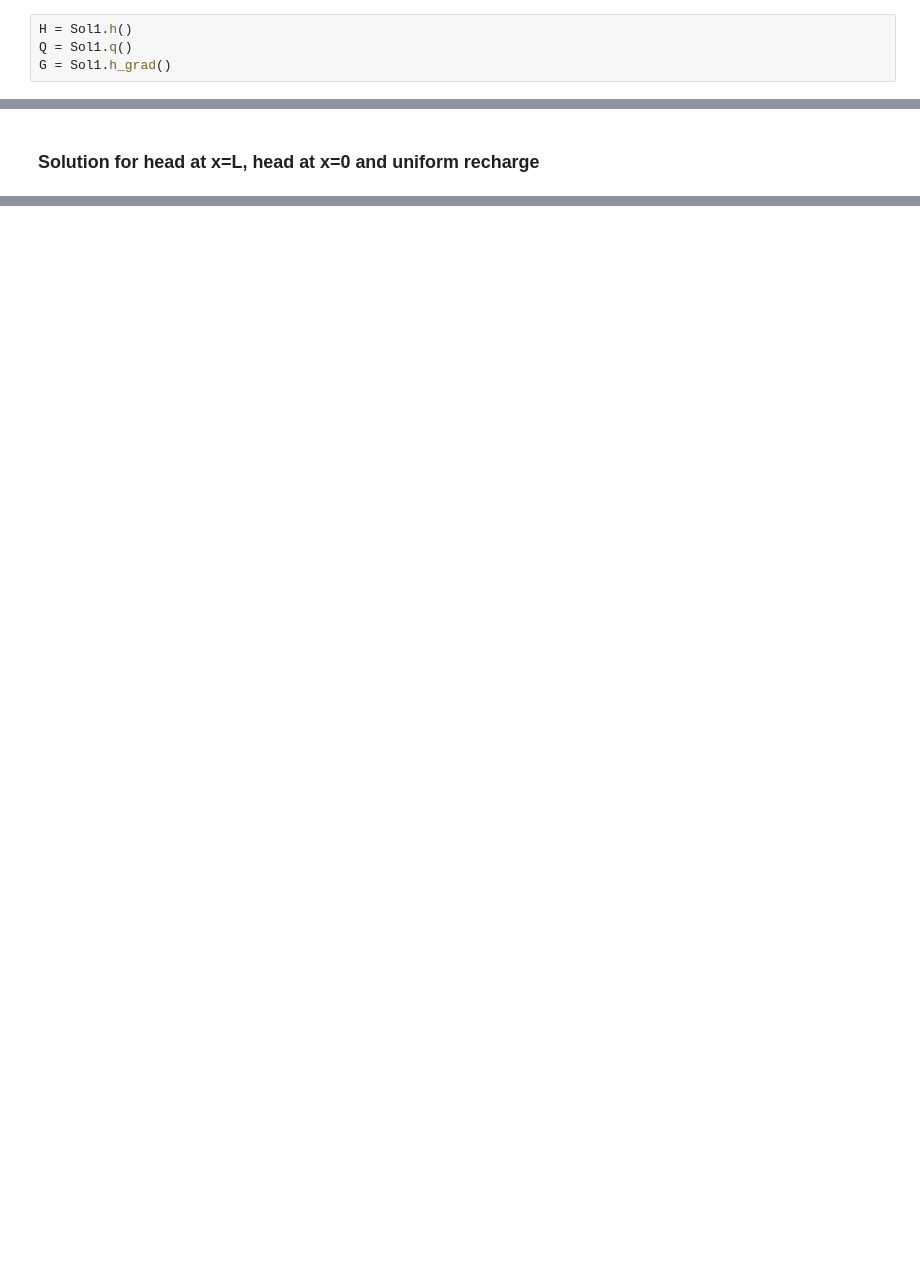
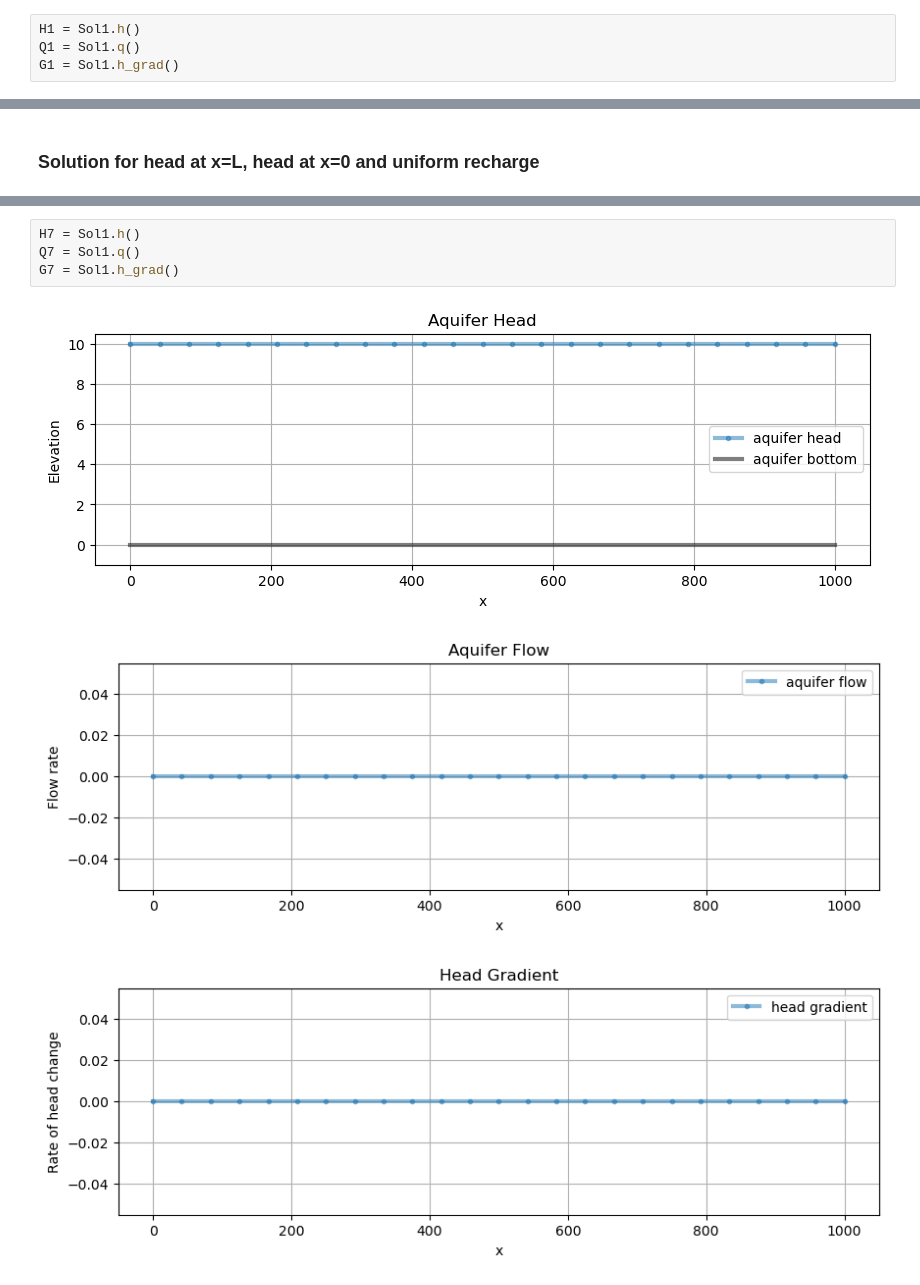
Before and after one commit to Moofbytes/pygaf_notebooks, a Jupyter notebook: pygag_steady_flow.ipynb, the cells around one changed output, grey strips where cells are left out. Saved outputs shown, nothing was run; the diff lists cells and outputs as text; blank space fills up the shorter version.

```diff
--- a/pygag_steady_flow.ipynb
+++ b/pygag_steady_flow.ipynb
@@ -66,7 +64,7 @@ Calculate the solution. The solution is plotted as default but can be suppressed
 # %%
-H = Sol1.h()
-Q = Sol1.q()
-G = Sol1.h_grad()
+H1 = Sol1.h()
+Q1 = Sol1.q()
+G1 = Sol1.h_grad()
 # %% [output]
 [figure]
 [figure]
@@ -230,0 +251,8 @@ Recharge rate: 0.0005 [L/T]
+# %%
+H7 = Sol1.h()
+Q7 = Sol1.q()
+G7 = Sol1.h_grad()
+# %% [output]
+[figure, added]
+[figure, added]
+[figure, added]
```
Also changed, not shown: parts of 26 cells of this notebook.
